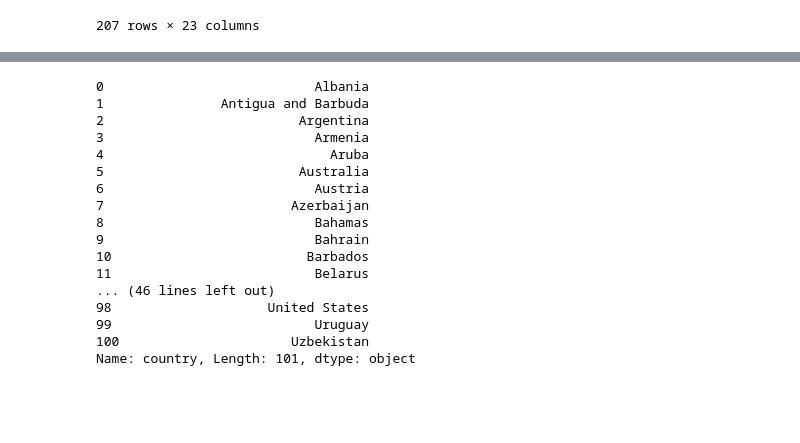
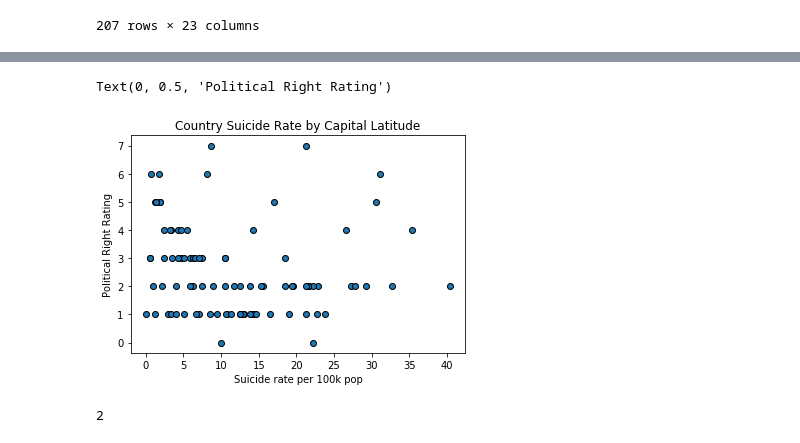
Before and after one commit to jpel369/Project-1, a Jupyter notebook: Haydens_Workplace/Suicide_Rate_by_Democratic_Index.ipynb, the cells around one changed output, grey strips where cells are left out. Saved outputs shown, nothing was run; the diff lists cells and outputs as text; code cells hidden in the pictures; blank space fills up the shorter version.

Commit message:
data_by_continent

```diff
--- a/Haydens_Workplace/Suicide_Rate_by_Democratic_Index.ipynb
+++ b/Haydens_Workplace/Suicide_Rate_by_Democratic_Index.ipynb
@@ -8,8 +8,9 @@ from scipy import stats
 from numpy import arange,array,ones
 from scipy import stats
 # %%
+#Read Files
 file1 = 'Country and Territory Ratings and Statuses FIW1973-2018 (3).xlsx'
 file2 = '../Suicide_Rates/master.csv'
 suic_df = pd.read_csv(file2)
-dem_df = pd.read_excel(file1, sheetname=1)
+dem_df = pd.read_excel(file1, sheet_name=1)
 # %%
@@ -108,20 +74,32 @@ list_of_countries = suic_by_country.iloc[:,0]
-# %%
-df_country_and_capital = pd.merge(suic_by_country, country_data_df, on=None, left_on= 'country', right_on = 'CountryName')
-# %% [output]
-0                           Albania
-1               Antigua and Barbuda
-2                         Argentina
-3                           Armenia
-4                             Aruba
-5                         Australia
-6                           Austria
-7                        Azerbaijan
-8                           Bahamas
-9                           Bahrain
-10                         Barbados
-11                          Belarus
-... (46 lines left out)
-98                    United States
-99                          Uruguay
-100                      Uzbekistan
-Name: country, Length: 101, dtype: object
+# %%
+#Suicide Data preperation
+suic_by_country = suic_df.groupby('country')
+suic_by_country = suic_by_country.mean()
+suic_by_country = suic_by_country.reset_index()
+
+df_country_and_capital = pd.merge(suic_by_country, pol_rights_mode, on=None, left_on= 'country', right_index = True)
+df_country_and_capital = pd.merge(suic_by_country, civ_lib_mode, on=None, left_on= 'country', right_index = True)
+# %%
+
+#Grabbing needed data
+pol_rights_data = df_country_and_capital.iloc[:,7]
+suic_data = df_country_and_capital.iloc[:,4]
+pol_rights_data = df_country_and_capital.iloc[:,7]
+# %%
+#Cleaning Data
+pol_rights_data = [0 if x == '-' else x for x in pol_rights_data]
+civ_lib_mode = [0 if x == '-' else x for x in civ_lib_mode]
+# %%
+#Plotting Data
+plt.scatter(suic_data, pol_rights_data, edgecolors='black')
+
+plt.title("Country Suicide Rate by Capital Latitude")
+plt.xlabel("Suicide rate per 100k pop")
+plt.ylabel("Political Right Rating")
+# %% [output]
+Text(0, 0.5, 'Political Right Rating')
+[figure, added]
+# %%
+len(pol_rights_data)
+# %% [output]
+2
```
Also changed, not shown: parts of 7 cells of this notebook, 2 other files.
